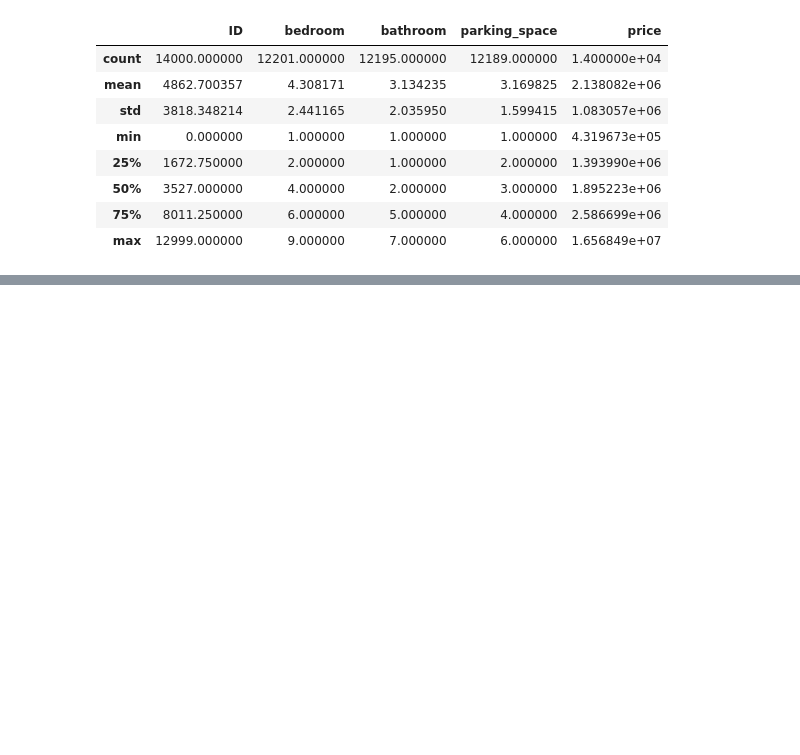
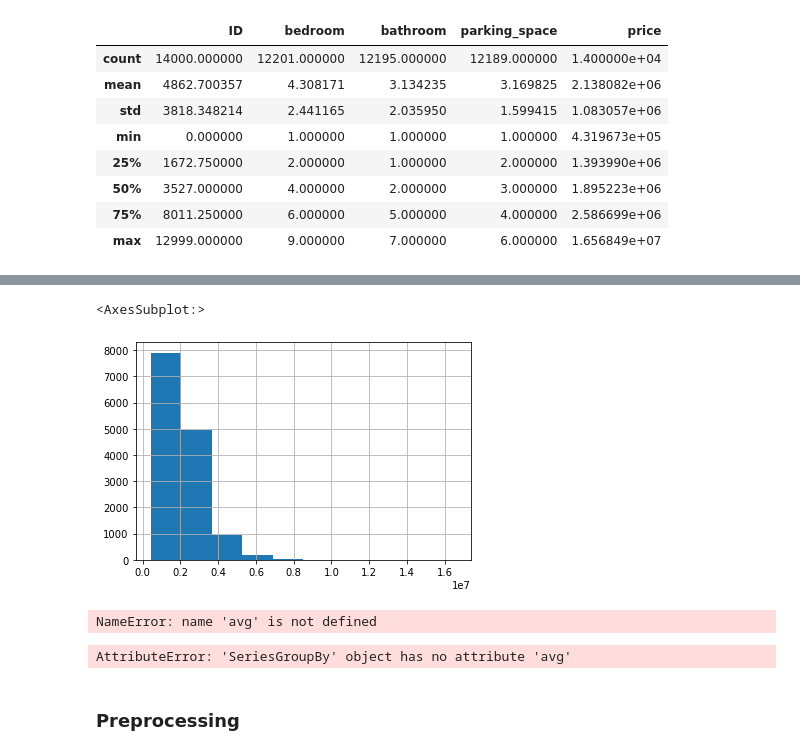
Before and after one commit to Tito-A/DSNBootcampChallenge, a Jupyter notebook: DSN_MLTask.ipynb, the cells around one changed output, grey strips where cells are left out. Saved outputs shown, nothing was run; the diff lists cells and outputs as text; code cells hidden in the pictures; blank space fills up the shorter version.

```diff
--- a/DSN_MLTask.ipynb
+++ b/DSN_MLTask.ipynb
@@ -156,0 +251,16 @@ ValueError: Cannot pass values for both `x` and `y`
+# %%
+
+train_df.price.hist()
+# %% [output]
+<AxesSubplot:>
+[figure, added]
+# %%
+train_df.plot(x=avg(price))
+# %% [output]
+NameError: name 'avg' is not defined
+# %%
+vv= train_df.groupby('title').price.avg()
+# %% [output]
+AttributeError: 'SeriesGroupBy' object has no attribute 'avg'
+# %% [markdown]
+### Preprocessing
```
Also changed, not shown: parts of 56 cells of this notebook, 3 other files.
